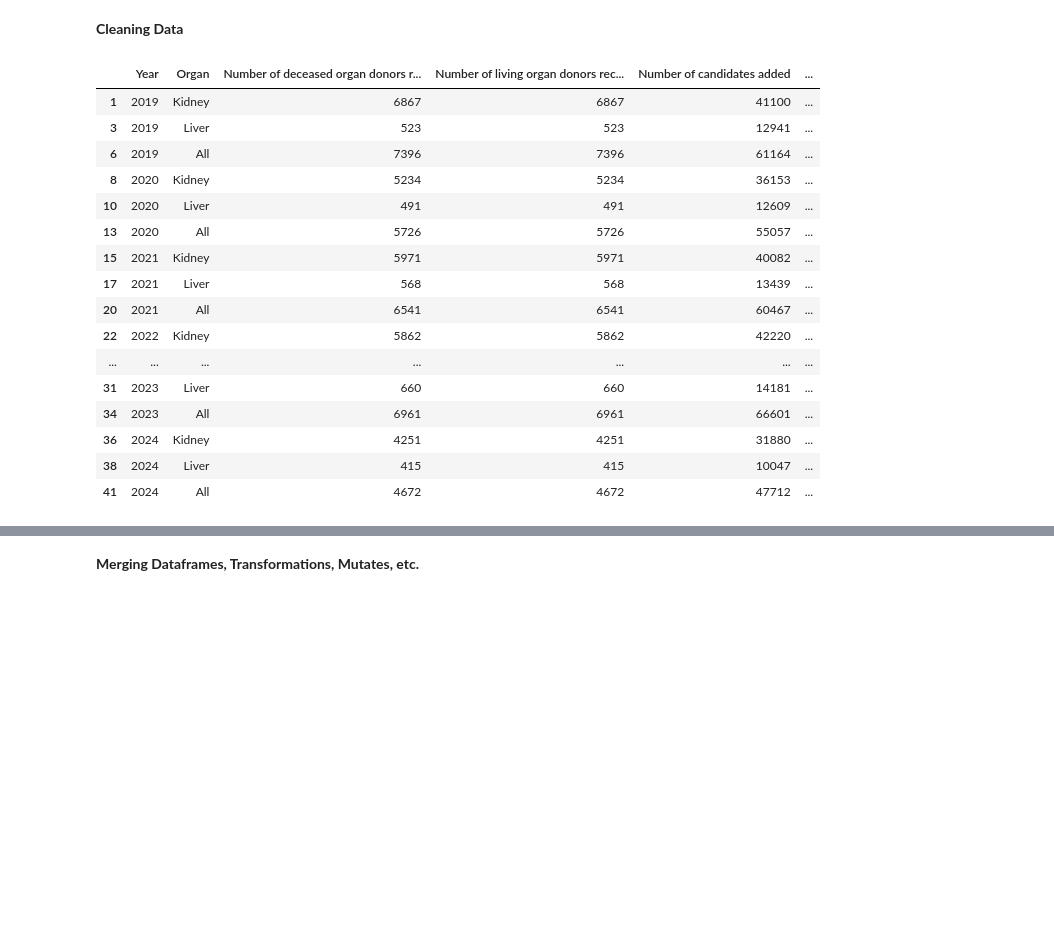
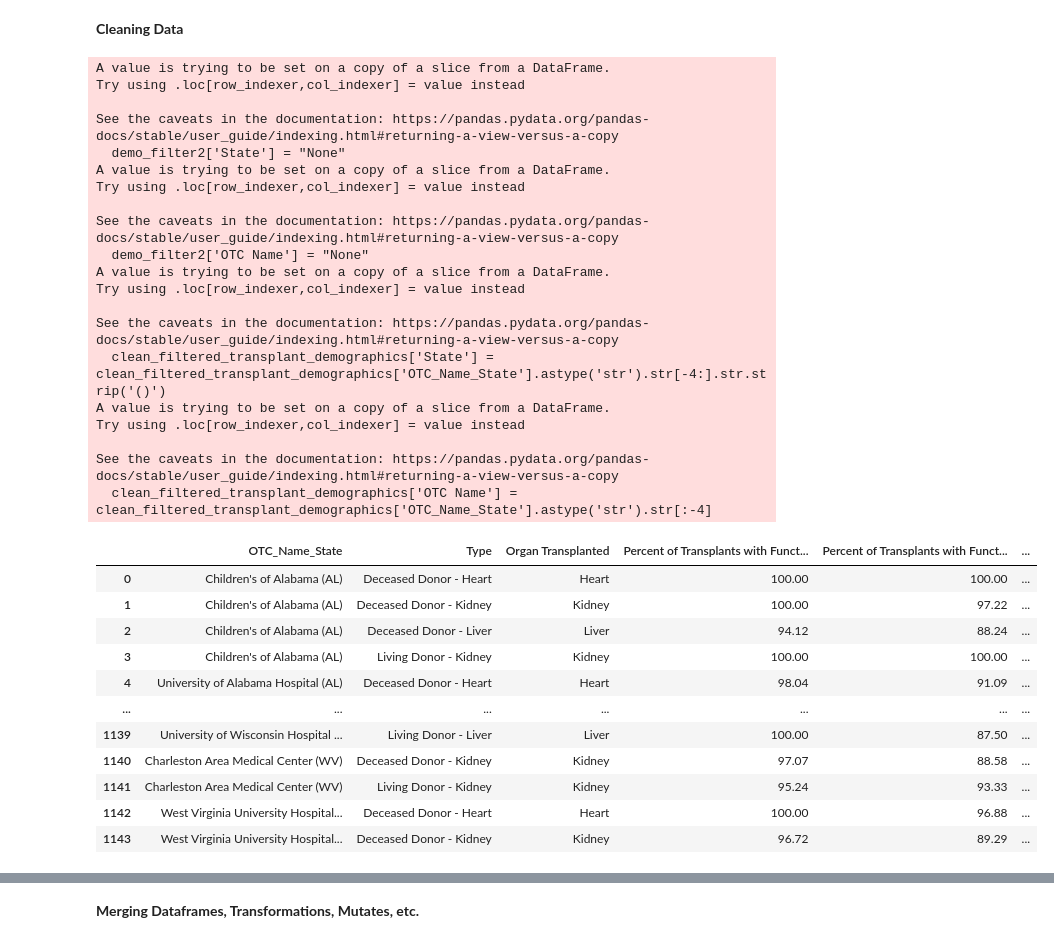
Before and after one commit to clbony/BDSCapstoneGrp12, a Jupyter notebook: Capstone_Group_12_v2.ipynb, the cells around one changed output, grey strips where cells are left out. Drawn from its saved outputs; the diff is of its cells as text; code cells hidden in the pictures; blank space fills up the shorter version.

Commit message:
Fixed issues with strings converting to floats incorrectly

```diff
--- a/Capstone_Group_12_v2.ipynb
+++ b/Capstone_Group_12_v2.ipynb
@@ -349,62 +351,80 @@ clean_filtered_transplant_demographics2 = clean_filtered_transplant_demographics
                                                                     'Black Recipient Transplants' : 'int64',
                                                                     'Hispanic Recipient Transplants' : 'int64',
                                                                     'Asian Recipient Transplants' : 'int64',
                                                                     'American Indian Recipient Transplants' : 'int64',
                                                                     'Native Hawaiian Recipient Transplants' : 'int64',
                                                                     'Multiracial Recipient Transplants' : 'int64',
                                                                     'Transplants with Private Insurance' : 'int64',
                                                                     'Transplants with Medicare FFS' : 'int64',
                                                                     'Transplants with Medicaid or CHIP' : 'int64',
                                                                                           'Transplants with Medicare Advantage' : 'int64',
                                                                                           'Transplants with Other Insurance Sources' : 'int64',
                                                                                           'Last Refresh Date' : 'datetime64[ns]',
                                                                     'Date Range for Data - Start' : 'datetime64[ns]',
                                                                     'Date Range for Data - End' : 'datetime64[ns]'})
 
 # OTC Outcome Measures #########################################################
 clean_outcomes = transplant_frames['otcoutcomemeasures'].copy()
 clean_outcomes['State'] = clean_outcomes['OTC_Name_State'].astype('str').str[-4:].str.strip('()')
+
 clean_outcomes['OTC Name'] = clean_outcomes['OTC_Name_State'].astype('str').str[:-4]
+
 clean_outcomes[['Donor', 'Organ']] = clean_outcomes['Type'].str.split(' - ', expand=True)
 
 to_fix2 = clean_outcomes[['Percent of Transplants with Functioning Graft at 30 Days',
                                'Percent of Transplants with Functioning Graft at 1 year',
                                'Percent of Patients Alive at 30 Days',
                                'Percent of Patients Alive at 1 Year']]
 
-clean_outcomes[to_fix2.columns] = to_fix.apply(lambda x: x.str.strip('%').str.strip())
+clean_outcomes = clean_outcomes.astype({'Percent of Transplants with Functioning Graft at 30 Days':'str',
+                               'Percent of Transplants with Functioning Graft at 1 year':'str',
+                               'Percent of Patients Alive at 30 Days':'str',
+                               'Percent of Patients Alive at 1 Year':'str'
+
+})
+
 clean_outcomes = clean_outcomes.replace({'.':np.nan, 'Suppressed':np.nan})
 clean_outcomes = clean_outcomes.dropna()
 
-clean_outcomes = clean_outcomes.astype({'OTC_Name_State' : 'category',
-                                        'Type' : 'category',
-                                        'Organ Transplanted' : 'category',
-                                        'Percent of Transplants with Functioning Graft at 30 Days' : 'float64',
-                                        'Percent of Transplants with Functioning Graft at 1 year' : 'float64',
-                                        'Percent of Patients Alive at 30 Days' : 'float64',
-                                        'Percent of Patients Alive at 1 Year' : 'float64',
-                                        'Last Refresh Date' : 'datetime64[ns]',
-                                        'Date Range for Data - Start' : 'datetime64[ns]',
-                                        'Date Range for Data - End' : 'datetime64[ns]',
-                                        'State' : 'category',
-                                        'OTC Name' : 'category',
-                                        'Donor': 'category',
-                                        'Organ' : 'category'})
+clean_outcomes['Percent of Transplants with Functioning Graft at 30 Days'] = clean_outcomes['Percent of Transplants with Functioning Graft at 30 Days'].str.strip('%').str.strip().astype('float64')
+
+clean_outcomes['Percent of Transplants with Functioning Graft at 1 year'] = clean_outcomes['Percent of Transplants with Functioning Graft at 1 year'].str.strip('%').str.strip().astype('float64')
+
+clean_outcomes['Percent of Patients Alive at 1 Year'] = clean_outcomes['Percent of Patients Alive at 1 Year'].str.strip('%').str.strip().astype('float64')
+
+clean_outcomes['Percent of Patients Alive at 30 Days'] = clean_outcomes['Percent of Patients Alive at 30 Days'].str.strip('%').str.strip().astype('float64')
+
+clean_outcomes
 # %% [output]
+A value is trying to be set on a copy of a slice from a DataFrame.
+Try using .loc[row_indexer,col_indexer] = value instead
+
+See the caveats in the documentation: https://pandas.pydata.org/pandas-docs/stable/user_guide/indexing.html#returning-a-view-versus-a-copy
+  demo_filter2['State'] = "None"
+A value is trying to be set on a copy of a slice from a DataFrame.
+Try using .loc[row_indexer,col_indexer] = value instead
+
+See the caveats in the documentation: https://pandas.pydata.org/pandas-docs/stable/user_guide/indexing.html#returning-a-view-versus-a-copy
+  demo_filter2['OTC Name'] = "None"
+A value is trying to be set on a copy of a slice from a DataFrame.
+Try using .loc[row_indexer,col_indexer] = value instead
+
+See the caveats in the documentation: https://pandas.pydata.org/pandas-docs/stable/user_guide/indexing.html#returning-a-view-versus-a-copy
+  clean_filtered_transplant_demographics['State'] = clean_filtered_transplant_demographics['OTC_Name_State'].astype('str').str[-4:].str.strip('()')
+A value is trying to be set on a copy of a slice from a DataFrame.
+Try using .loc[row_indexer,col_indexer] = value instead
+
+See the caveats in the documentation: https://pandas.pydata.org/pandas-docs/stable/user_guide/indexing.html#returning-a-view-versus-a-copy
+  clean_filtered_transplant_demographics['OTC Name'] = clean_filtered_transplant_demographics['OTC_Name_State'].astype('str').str[:-4]
-|  | Year | Organ | Number of deceased organ donors r... | Number of living organ donors rec... | Number of candidates added | ... |
-| 1 | 2019 | Kidney | 6867 | 6867 | 41100 | ... |
-| 3 | 2019 | Liver | 523 | 523 | 12941 | ... |
-| 6 | 2019 | All | 7396 | 7396 | 61164 | ... |
-| 8 | 2020 | Kidney | 5234 | 5234 | 36153 | ... |
-| 10 | 2020 | Liver | 491 | 491 | 12609 | ... |
-| 13 | 2020 | All | 5726 | 5726 | 55057 | ... |
-| 15 | 2021 | Kidney | 5971 | 5971 | 40082 | ... |
-| 17 | 2021 | Liver | 568 | 568 | 13439 | ... |
-| 20 | 2021 | All | 6541 | 6541 | 60467 | ... |
-| 22 | 2022 | Kidney | 5862 | 5862 | 42220 | ... |
+|  | OTC_Name_State | Type | Organ Transplanted | Percent of Transplants with Funct... | Percent of Transplants with Funct... | ... |
+| 0 | Children's of Alabama (AL) | Deceased Donor - Heart | Heart | 100.00 | 100.00 | ... |
+| 1 | Children's of Alabama (AL) | Deceased Donor - Kidney | Kidney | 100.00 | 97.22 | ... |
+| 2 | Children's of Alabama (AL) | Deceased Donor - Liver | Liver | 94.12 | 88.24 | ... |
+| 3 | Children's of Alabama (AL) | Living Donor - Kidney | Kidney | 100.00 | 100.00 | ... |
+| 4 | University of Alabama Hospital (AL) | Deceased Donor - Heart | Heart | 98.04 | 91.09 | ... |
 | ... | ... | ... | ... | ... | ... | ... |
-| 31 | 2023 | Liver | 660 | 660 | 14181 | ... |
-| 34 | 2023 | All | 6961 | 6961 | 66601 | ... |
-| 36 | 2024 | Kidney | 4251 | 4251 | 31880 | ... |
-| 38 | 2024 | Liver | 415 | 415 | 10047 | ... |
-| 41 | 2024 | All | 4672 | 4672 | 47712 | ... |
+| 1139 | University of Wisconsin Hospital ... | Living Donor - Liver | Liver | 100.00 | 87.50 | ... |
+| 1140 | Charleston Area Medical Center (WV) | Deceased Donor - Kidney | Kidney | 97.07 | 88.58 | ... |
+| 1141 | Charleston Area Medical Center (WV) | Living Donor - Kidney | Kidney | 95.24 | 93.33 | ... |
+| 1142 | West Virginia University Hospital... | Deceased Donor - Heart | Heart | 100.00 | 96.88 | ... |
+| 1143 | West Virginia University Hospital... | Deceased Donor - Kidney | Kidney | 96.72 | 89.29 | ... |
```
Also changed, not shown: parts of 12 cells of this notebook.
